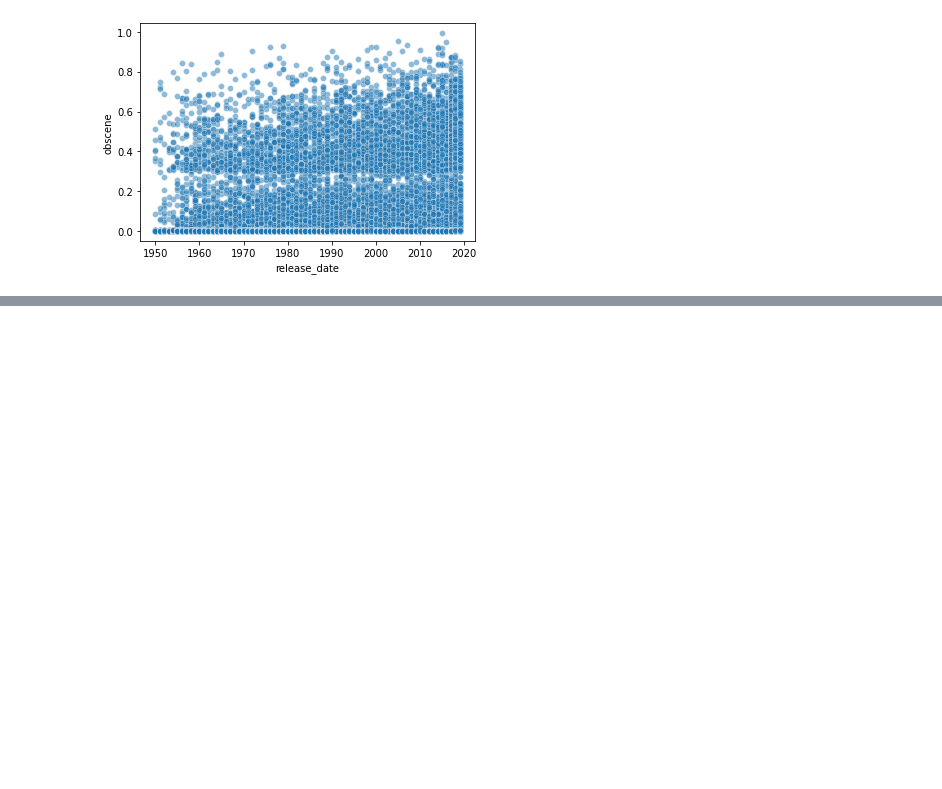
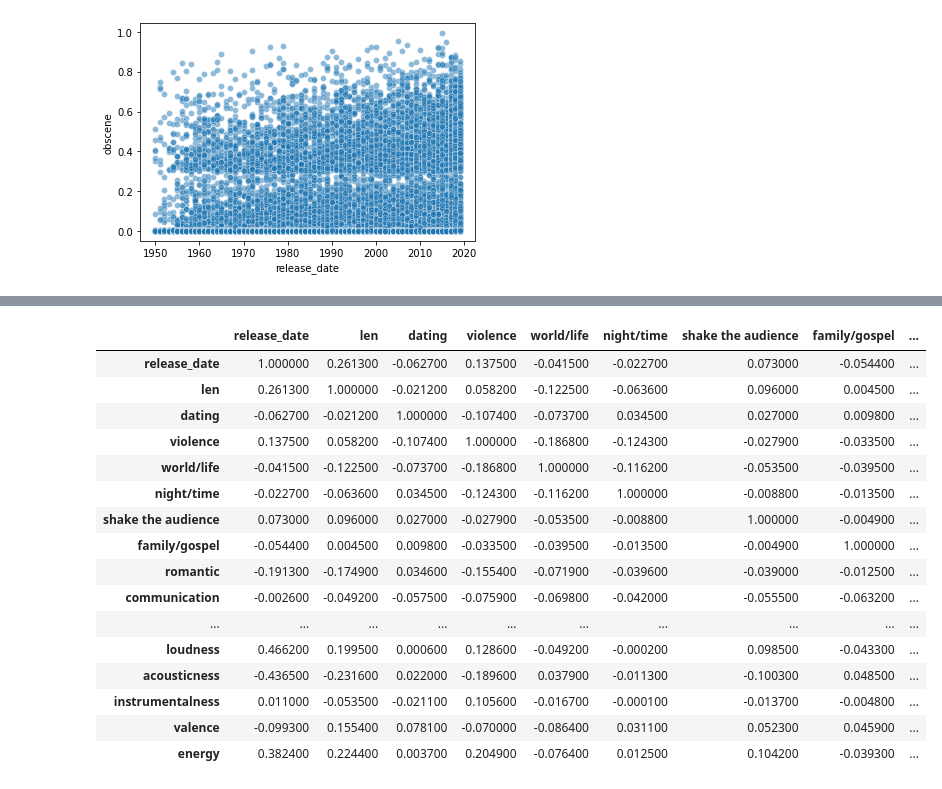
Before and after one commit to viniciusolzon/Music_Analysis, a Jupyter notebook: notebooks/dados.ipynb, the cells around one changed output, grey strips where cells are left out. Cells and saved outputs as stored; diff of their text form; code cells hidden in the pictures; blank space fills up the shorter version.

```diff
--- a/notebooks/dados.ipynb
+++ b/notebooks/dados.ipynb
@@ -83 +121,21 @@ corr_violence_romance.round(decimals = 4)
+# %%
+corr.style.background_gradient(cmap='coolwarm').set_properties(**{'font-size': '0pt'})
+# %% [output]
+|  | release_date | len | dating | violence | world/life | night/time | shake the audience | family/gospel | ... |
+| release_date | 1.000000 | 0.261300 | -0.062700 | 0.137500 | -0.041500 | -0.022700 | 0.073000 | -0.054400 | ... |
+| len | 0.261300 | 1.000000 | -0.021200 | 0.058200 | -0.122500 | -0.063600 | 0.096000 | 0.004500 | ... |
+| dating | -0.062700 | -0.021200 | 1.000000 | -0.107400 | -0.073700 | 0.034500 | 0.027000 | 0.009800 | ... |
+| violence | 0.137500 | 0.058200 | -0.107400 | 1.000000 | -0.186800 | -0.124300 | -0.027900 | -0.033500 | ... |
+| world/life | -0.041500 | -0.122500 | -0.073700 | -0.186800 | 1.000000 | -0.116200 | -0.053500 | -0.039500 | ... |
+| night/time | -0.022700 | -0.063600 | 0.034500 | -0.124300 | -0.116200 | 1.000000 | -0.008800 | -0.013500 | ... |
+| shake the audience | 0.073000 | 0.096000 | 0.027000 | -0.027900 | -0.053500 | -0.008800 | 1.000000 | -0.004900 | ... |
+| family/gospel | -0.054400 | 0.004500 | 0.009800 | -0.033500 | -0.039500 | -0.013500 | -0.004900 | 1.000000 | ... |
+| romantic | -0.191300 | -0.174900 | 0.034600 | -0.155400 | -0.071900 | -0.039600 | -0.039000 | -0.012500 | ... |
+| communication | -0.002600 | -0.049200 | -0.057500 | -0.075900 | -0.069800 | -0.042000 | -0.055500 | -0.063200 | ... |
+| ... | ... | ... | ... | ... | ... | ... | ... | ... | ... |
+| loudness | 0.466200 | 0.199500 | 0.000600 | 0.128600 | -0.049200 | -0.000200 | 0.098500 | -0.043300 | ... |
+| acousticness | -0.436500 | -0.231600 | 0.022000 | -0.189600 | 0.037900 | -0.011300 | -0.100300 | 0.048500 | ... |
+| instrumentalness | 0.011000 | -0.053500 | -0.021100 | 0.105600 | -0.016700 | -0.000100 | -0.013700 | -0.004800 | ... |
+| valence | -0.099300 | 0.155400 | 0.078100 | -0.070000 | -0.086400 | 0.031100 | 0.052300 | 0.045900 | ... |
+| energy | 0.382400 | 0.224400 | 0.003700 | 0.204900 | -0.076400 | 0.012500 | 0.104200 | -0.039300 | ... |
 # %% [markdown]
```
Also changed, not shown: parts of 22 cells of this notebook.
